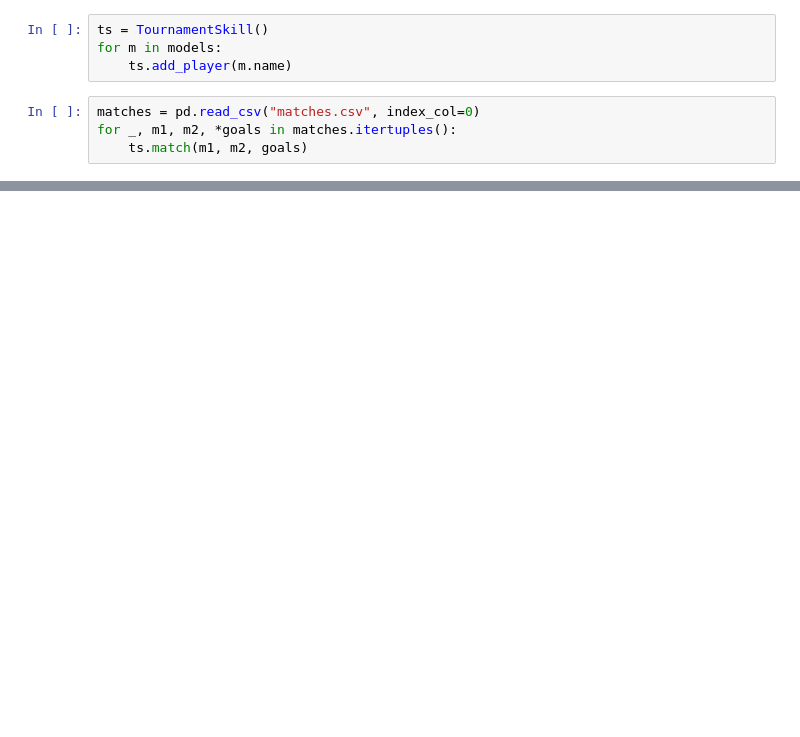
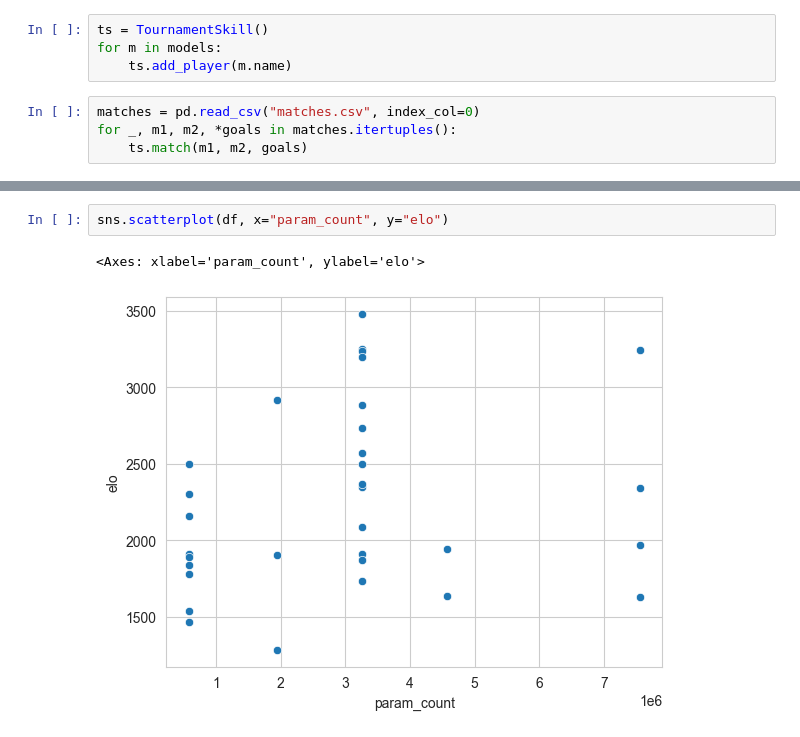
Before and after one commit to Biggergig/RL-Squared-V2, a Jupyter notebook: v3/analysis.ipynb, the cells around one changed output, grey strips where cells are left out. Drawn from its saved outputs; the diff is of its cells as text; blank space fills up the shorter version.

```diff
--- a/v3/analysis.ipynb
+++ b/v3/analysis.ipynb
@@ -49,0 +153,5 @@ df.to_csv("leaderboard.csv",index=False)
+# %%
+sns.scatterplot(df, x="param_count", y="elo")
+# %% [output]
+<Axes: xlabel='param_count', ylabel='elo'>
+[figure, added]
```
Also changed, not shown: parts of 12 cells of this notebook, 5 other files.
